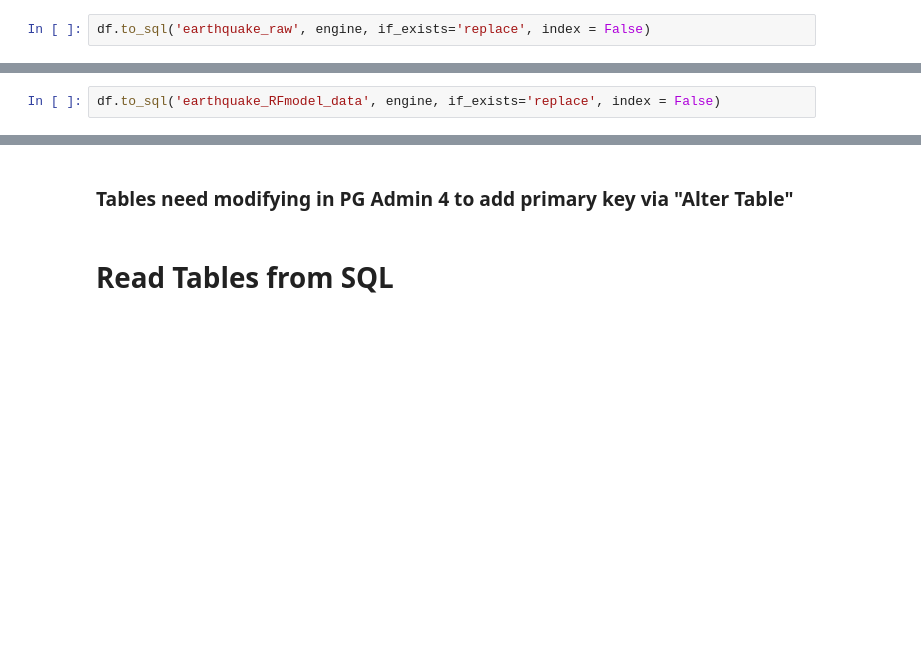
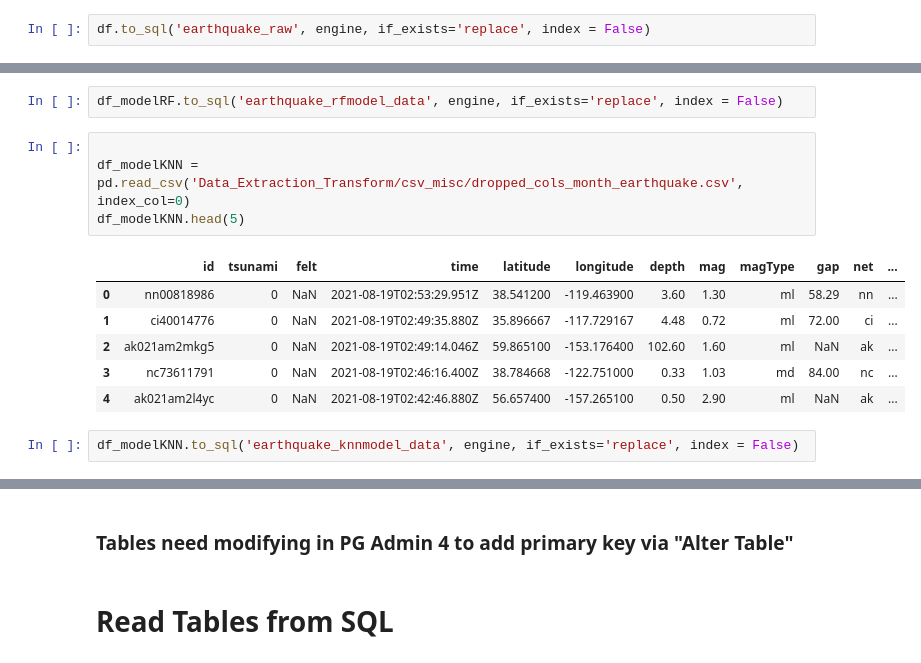
Before and after one commit to ashparra97/final-project-2021, a Jupyter notebook: Data_Loading/simplified_server_conn.ipynb, the cells around one changed output, grey strips where cells are left out. Drawn from its saved outputs; the diff is of its cells as text; blank space fills up the shorter version.

```diff
--- a/Data_Loading/simplified_server_conn.ipynb
+++ b/Data_Loading/simplified_server_conn.ipynb
@@ -44,2 +62,15 @@ df.head(5)
 # %%
-df.to_sql('earthquake_RFmodel_data', engine, if_exists='replace', index = False)
+df_modelRF.to_sql('earthquake_rfmodel_data', engine, if_exists='replace', index = False)
+# %%
+
+df_modelKNN = pd.read_csv('Data_Extraction_Transform/csv_misc/dropped_cols_month_earthquake.csv', index_col=0)
+df_modelKNN.head(5)
+# %% [output]
+|  | id | tsunami | felt | time | latitude | longitude | depth | mag | magType | gap | net | ... |
+| 0 | nn00818986 | 0 | NaN | 2021-08-19T02:53:29.951Z | 38.541200 | -119.463900 | 3.60 | 1.30 | ml | 58.29 | nn | ... |
+| 1 | ci40014776 | 0 | NaN | 2021-08-19T02:49:35.880Z | 35.896667 | -117.729167 | 4.48 | 0.72 | ml | 72.00 | ci | ... |
+| 2 | ak021am2mkg5 | 0 | NaN | 2021-08-19T02:49:14.046Z | 59.865100 | -153.176400 | 102.60 | 1.60 | ml | NaN | ak | ... |
+| 3 | nc73611791 | 0 | NaN | 2021-08-19T02:46:16.400Z | 38.784668 | -122.751000 | 0.33 | 1.03 | md | 84.00 | nc | ... |
+| 4 | ak021am2l4yc | 0 | NaN | 2021-08-19T02:42:46.880Z | 56.657400 | -157.265100 | 0.50 | 2.90 | ml | NaN | ak | ... |
+# %%
+df_modelKNN.to_sql('earthquake_knnmodel_data', engine, if_exists='replace', index = False)
```
Also changed, not shown: parts of 11 cells of this notebook.
